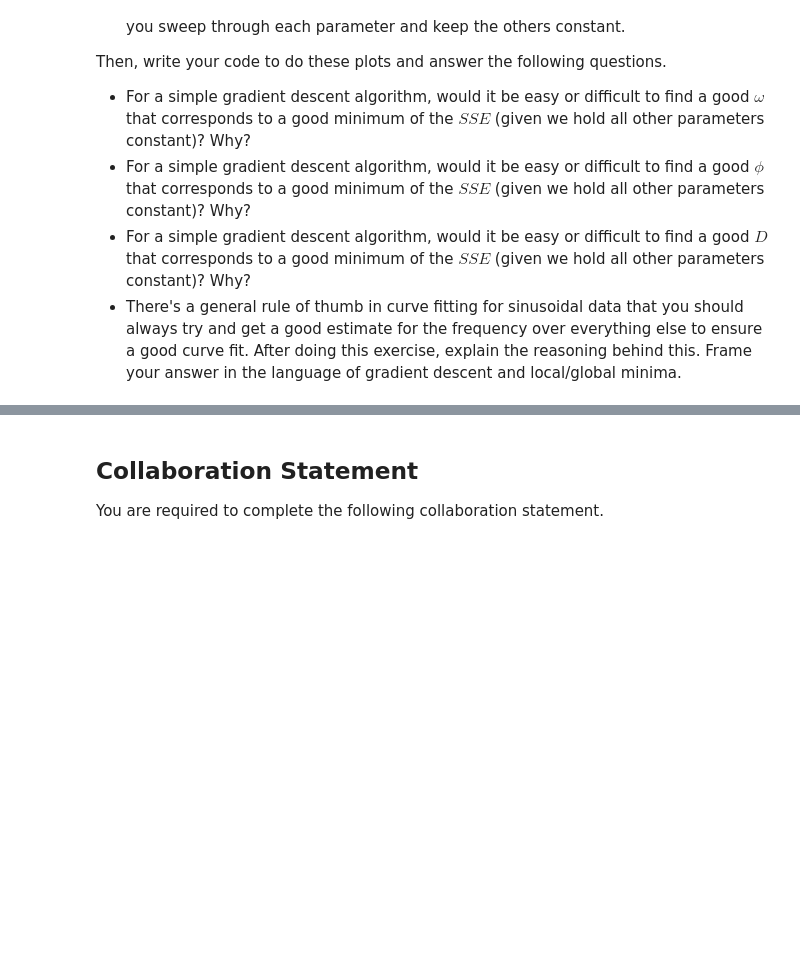
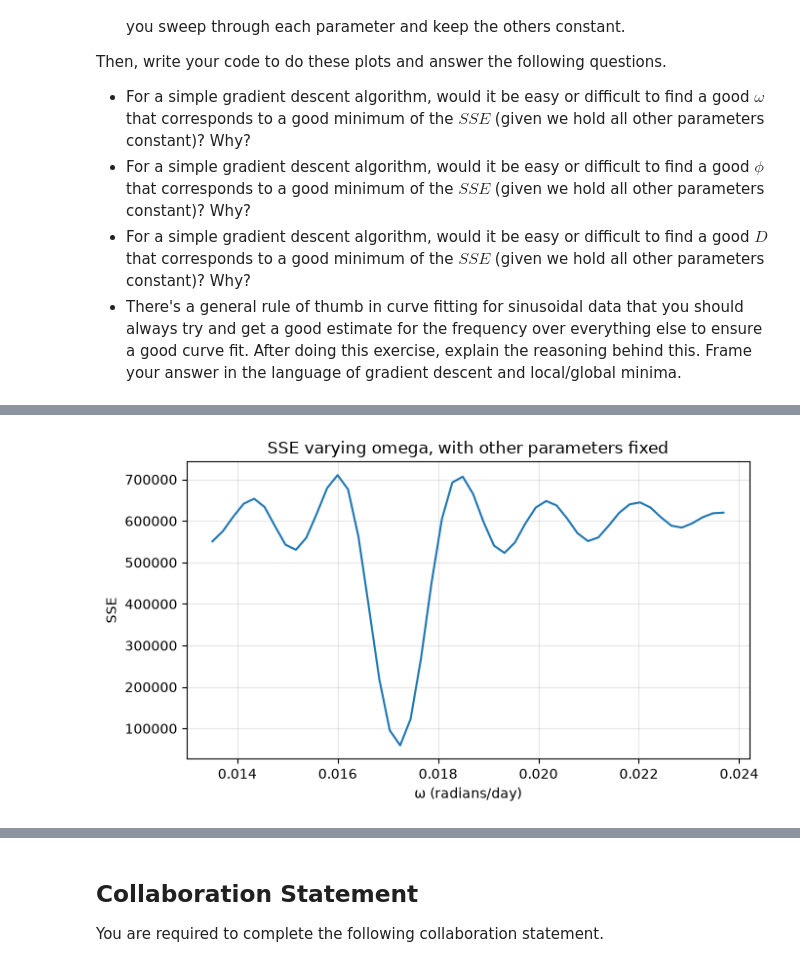
Before and after one commit to yzFrankli/cs31_env, a Jupyter notebook: labs/week5/week5.ipynb, the cells around one changed output, grey strips where cells are left out. Drawn from its saved outputs; the diff is of its cells as text; code cells hidden in the pictures; blank space fills up the shorter version.

```diff
--- a/labs/week5/week5.ipynb
+++ b/labs/week5/week5.ipynb
@@ -453,9 +454,8 @@ def sum_squared_error_cos(params):
     frequency = params[1]
     phase = params[2]
     offset = params[3]
-
-    ...
-
+    predictions = amp * np.cos(frequency * X + phase) + offset
+    sse = np.sum((predictions - Y) ** 2)
     return sse
 # %%
 grader.check("q_sse_cosine")
@@ -509,7 +493,7 @@ Fill in the code below to store your results of your minimization in `res`.
 # %%
 from scipy.optimize import minimize
 
-res = ...
+res = minimize(sum_squared_error_cos, initial_guess)
 
 pred_amp = res["x"][0]
 pred_omega = res["x"][1]
@@ -617,7 +632,17 @@ Place your answers here.
 # %%
 # Let's say our initial guess was somewhere between 100 days of the true value (365.25)
 sweep_omega = np.linspace(2*np.pi/(365.25-100), 2*np.pi/(365.25+100))
-...
+sse_sweep_omega = [sum_squared_error_cos([pred_amp, value, pred_phi, pred_offset]) for value in sweep_omega]
+plt.figure(figsize=(7, 4))
+plt.plot(sweep_omega, sse_sweep_omega)
+plt.xlabel("ω (radians/day)")
+plt.ylabel("SSE")
+plt.title("SSE varying omega, with other parameters fixed")
+plt.grid(alpha=0.3)
+plt.tight_layout()
+plt.show()
+# %% [output]
+[figure, added]
 # %%
 # Sweep through two cycles of the wave, just to get the full picture
 sweep_phi= np.linspace(0, 4*np.pi)
```
Also changed, not shown: parts of 17 cells of this notebook, 2 other files.
